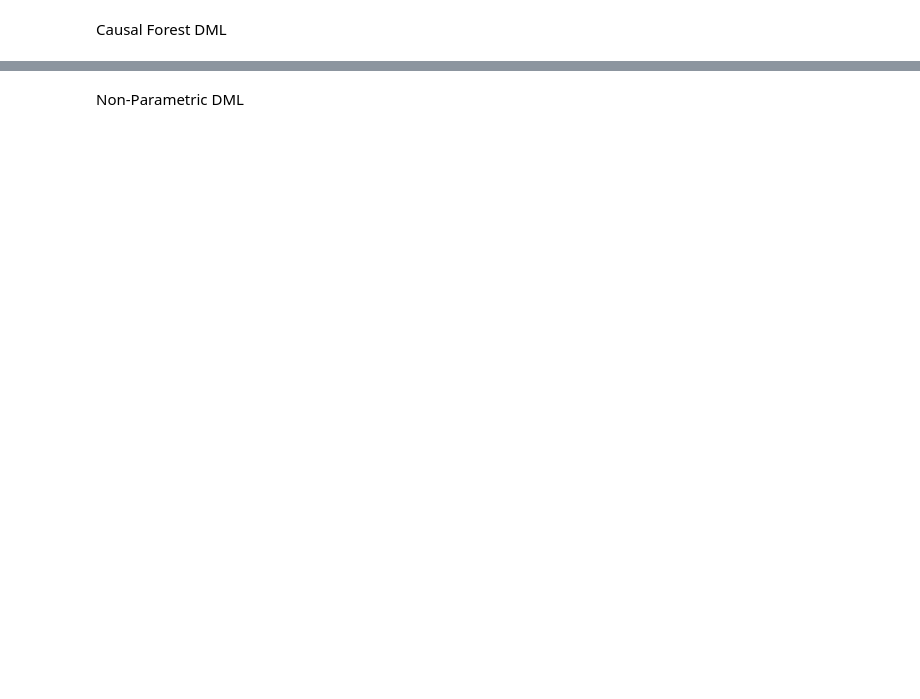
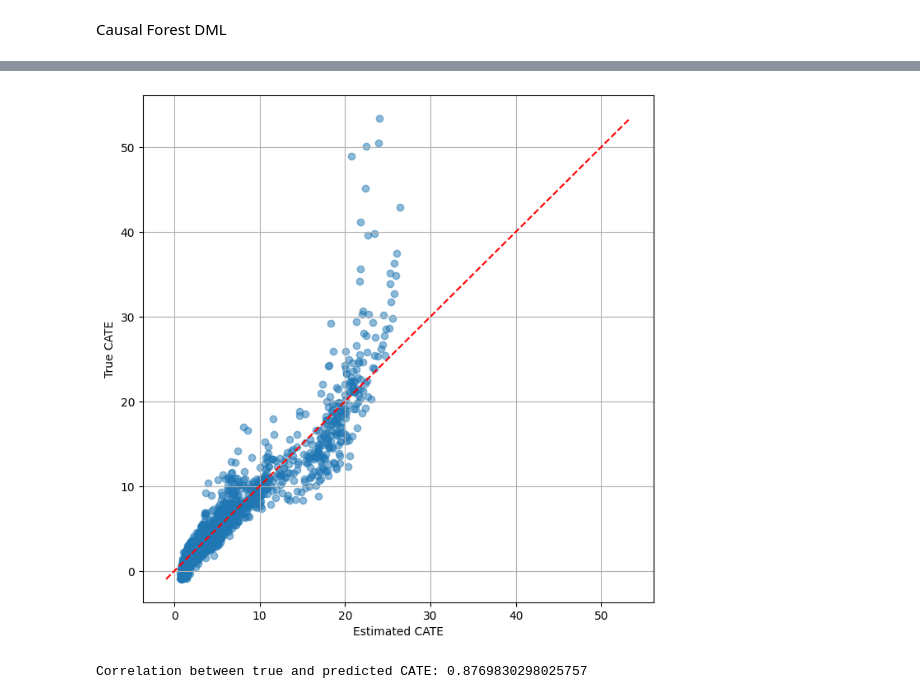
Before and after one commit to Jackbonkins/Heter_effects, a Jupyter notebook: Analysis.ipynb, the cells around one changed output, grey strips where cells are left out. Drawn from its saved outputs; the diff is of its cells as text; code cells hidden in the pictures; blank space fills up the shorter version.

```diff
--- a/Analysis.ipynb
+++ b/Analysis.ipynb
@@ -190,19 +190,19 @@ def CF_DML(Y_train: pd.DataFrame, T_train: pd.DataFrame, X_train: pd.DataFrame,
     est_cfdml = CausalForestDML(model_y='auto',
                         model_t=DummyClassifier(),
                         discrete_treatment=True,
+                        n_estimators=1000,
                         cv=5,
-                        n_estimators=1000,
                         random_state=42,
                         criterion='mse',
                         honest=True)
 
     est_cfdml.fit(Y=Y_train, T=T_train, X=X_train, W=None, cache_values=True)
     estimated_cate = est_cfdml.effect(X_test)
-    mse = mean_squared_error(true_cate_test, estimated_cate)
+    mse = root_mean_squared_error(true_cate_test, estimated_cate)
     feat_imp = est_cfdml.feature_importances_
 
     return estimated_cate, mse, feat_imp
 
-estimated_cate_dml, cf_dml_MSE, feat_imp = CF_DML(splits_dict['Simulation_20_5000']['Y_train'], splits_dict['Simulation_20_5000']['T_train'],
-                                       splits_dict['Simulation_20_5000']['X_train'], splits_dict['Simulation_20_5000']['X_test'],
-                                       splits_dict['Simulation_20_5000']['true_cate_test'])
+estimated_cate_dml, cf_dml_MSE, feat_imp = CF_DML(splits_dict['Simulation_30_4000']['Y_train'], splits_dict['Simulation_30_4000']['T_train'],
+                                       splits_dict['Simulation_30_4000']['X_train'], splits_dict['Simulation_30_4000']['X_test'],
+                                       splits_dict['Simulation_30_4000']['true_cate_test'])
@@ -221,3 +218,6 @@ array([0.08782263, 0.09654622, 0.11271921, 0.05031123, 0.08835194,
-# %% [markdown]
-Non-Parametric DML
+# %%
+plot_predict_cate_corr(estimated_cate_dml, splits_dict['Simulation_30_4000']['true_cate_test']['CATE'])
+# %% [output]
+[figure, added]
+Correlation between true and predicted CATE: 0.8769830298025757
 # %%
```
Also changed, not shown: parts of 18 cells of this notebook, 3 other files.
